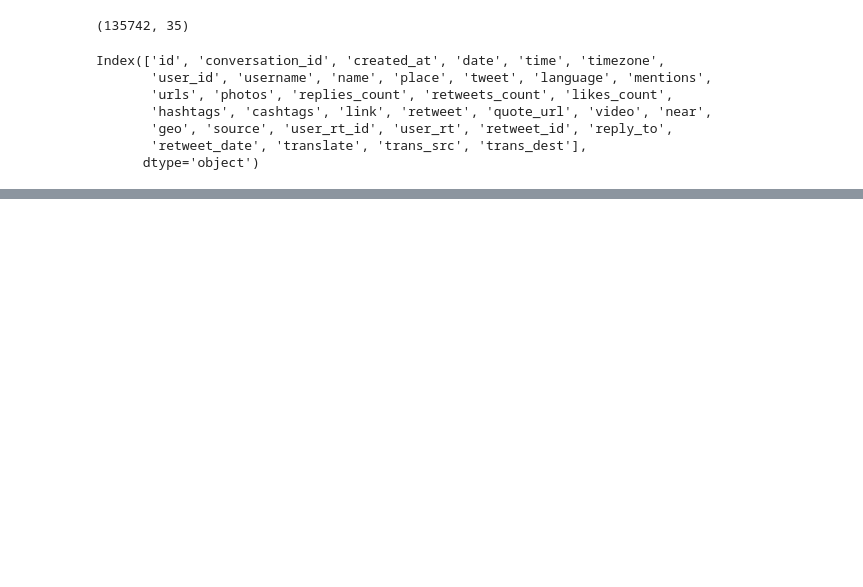
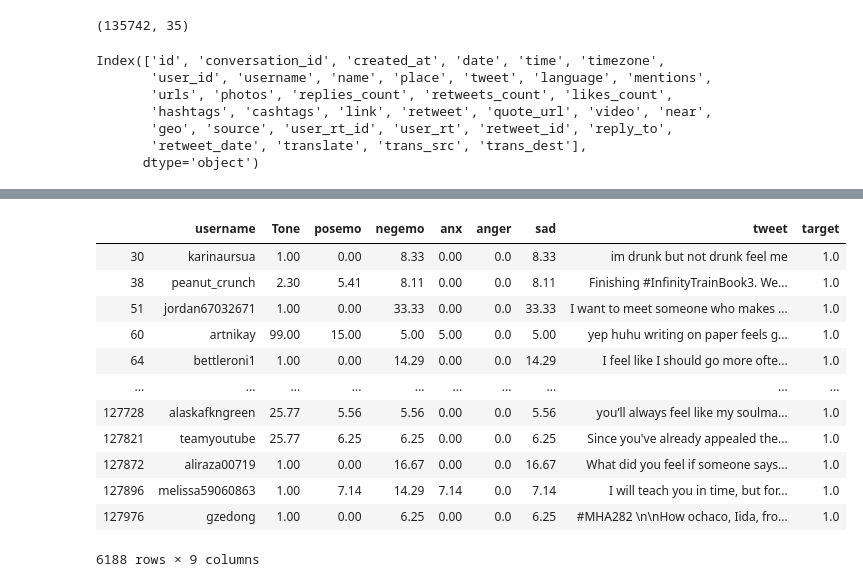
Before and after one commit to halujeff5/Depression_Analysis_Proj, a Jupyter notebook: Depression_NLP_proj.ipynb, the cells around one changed output, grey strips where cells are left out. Saved outputs shown, nothing was run; the diff lists cells and outputs as text; code cells hidden in the pictures; blank space fills up the shorter version.

```diff
--- a/Depression_NLP_proj.ipynb
+++ b/Depression_NLP_proj.ipynb
@@ -63,4 +100,2 @@ df3[df3.sad>20].tweet
-# %%
-df3=df3.dropna(axis=0)
 # %%
 df3[df3.sad>15]
@@ -79,6 +116,8 @@ lonely_data=lonely_data[lonely_data.language=='en']
+# %%
+lonely_data=df3
 # %%
 lonely_data= lonely_data[['username','Tone', 'posemo', 'negemo', 'anx', 'anger', 'sad', 'tweet']]
 # %%
-final_data=pd.concat([lonely_data, df3], axis=0)
+final_data=lonely_data.dropna(axis=0)
 # %%
 final_data
@@ -107,5 +177,5 @@ df_wordvec
 # Mapped Vader scores to integer counts for easier manipulation
 col         = 'sad'
 conditions  = [ final_data[col] >= 5, (final_data[col] < 5)]
-choices     = [ 'depressed', 'not_depressed' ]
+choices     = [ 1, 0 ]
 final_data["target"] = np.select(conditions, choices, default=np.nan)
@@ -149,5 +231,19 @@ fdist.plot(35)
 # %%
 depressed=final_data[final_data['target']==1]
-depressed['tweet']
+depressed
+# %% [output]
+|  | username | Tone | posemo | negemo | anx | anger | sad | tweet | target |
+| 30 | karinaursua | 1.00 | 0.00 | 8.33 | 0.00 | 0.0 | 8.33 | im drunk but not drunk feel me | 1.0 |
+| 38 | peanut_crunch | 2.30 | 5.41 | 8.11 | 0.00 | 0.0 | 8.11 | Finishing #InfinityTrainBook3. We... | 1.0 |
+| 51 | jordan67032671 | 1.00 | 0.00 | 33.33 | 0.00 | 0.0 | 33.33 | I want to meet someone who makes ... | 1.0 |
+| 60 | artnikay | 99.00 | 15.00 | 5.00 | 5.00 | 0.0 | 5.00 | yep huhu writing on paper feels g... | 1.0 |
+| 64 | bettleroni1 | 1.00 | 0.00 | 14.29 | 0.00 | 0.0 | 14.29 | I feel like I should go more ofte... | 1.0 |
+| ... | ... | ... | ... | ... | ... | ... | ... | ... | ... |
+| 127728 | alaskafkngreen | 25.77 | 5.56 | 5.56 | 0.00 | 0.0 | 5.56 | you’ll always feel like my soulma... | 1.0 |
+| 127821 | teamyoutube | 25.77 | 6.25 | 6.25 | 0.00 | 0.0 | 6.25 | Since you've already appealed the... | 1.0 |
+| 127872 | aliraza00719 | 1.00 | 0.00 | 16.67 | 0.00 | 0.0 | 16.67 | What did you feel if someone says... | 1.0 |
+| 127896 | melissa59060863 | 1.00 | 7.14 | 14.29 | 7.14 | 0.0 | 7.14 | I will teach you in time, but for... | 1.0 |
+| 127976 | gzedong | 1.00 | 0.00 | 6.25 | 0.00 | 0.0 | 6.25 | #MHA282 \n\nHow ochaco, Iida, fro... | 1.0 |
+6188 rows × 9 columns
 # %%
 not_depressed=final_data[final_data['target']==0]
```
Also changed, not shown: parts of 57 cells of this notebook.
